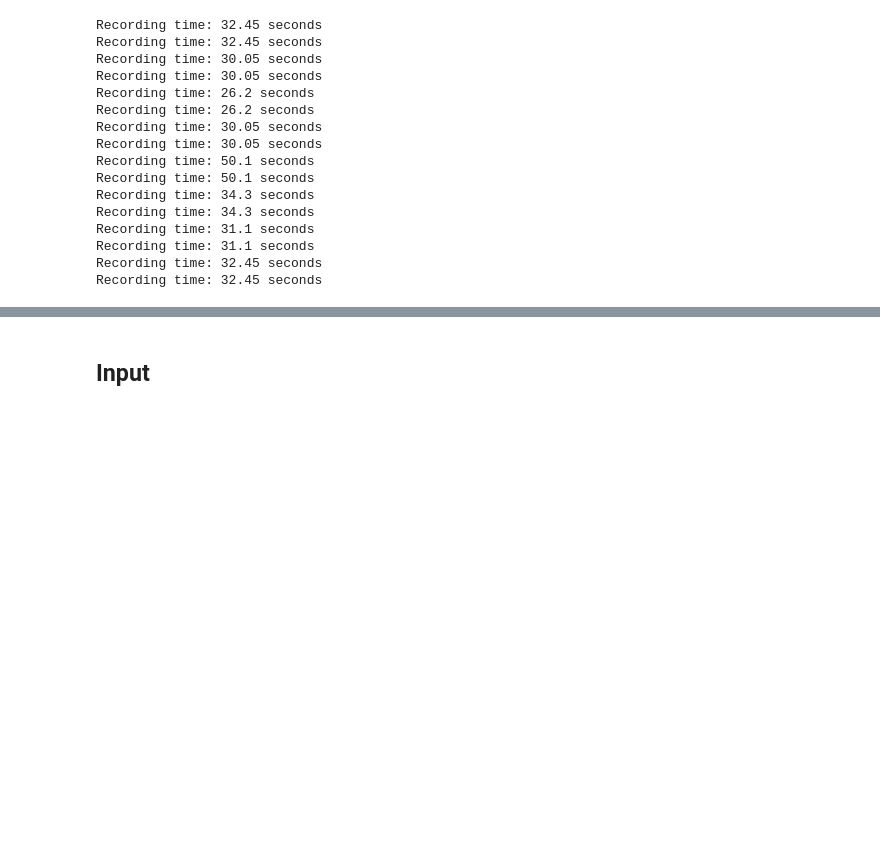
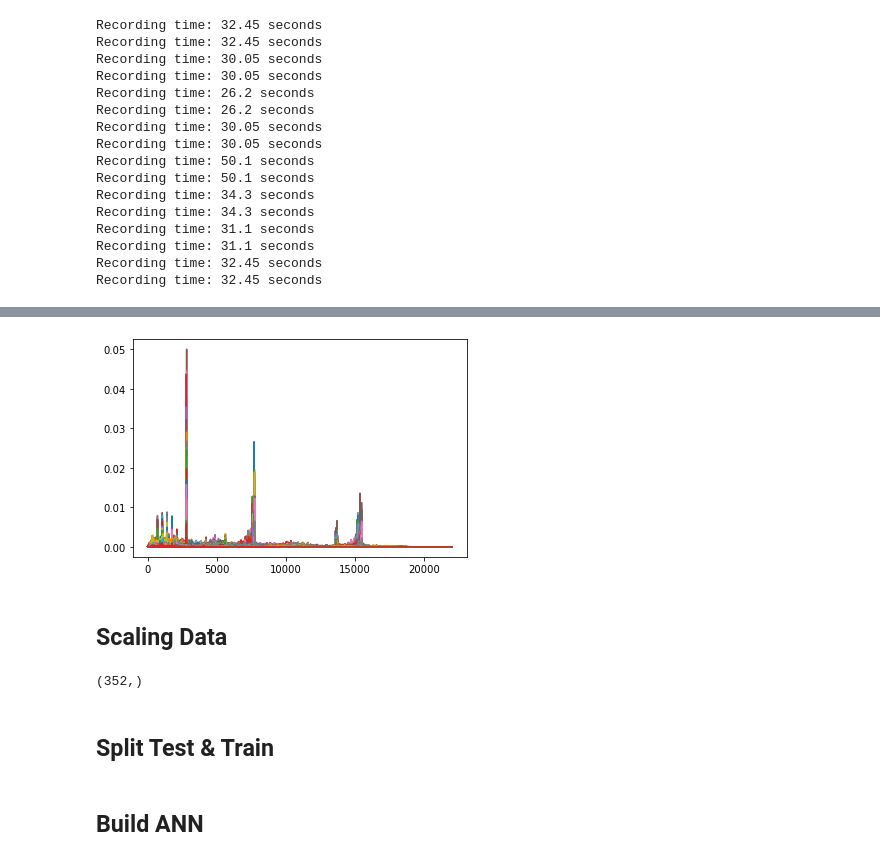
Before and after one commit to erikd234/BikeSentry, a Jupyter notebook: device/audio-recognition/fft_examples/angleGrinderPreprosessing.ipynb, the cells around one changed output, grey strips where cells are left out. Saved outputs shown, nothing was run; the diff lists cells and outputs as text; code cells hidden in the pictures; blank space fills up the shorter version.

```diff
--- a/device/audio-recognition/fft_examples/angleGrinderPreprosessing.ipynb
+++ b/device/audio-recognition/fft_examples/angleGrinderPreprosessing.ipynb
@@ -100,6 +118,18 @@ for index, rec in enumerate(raw_data):
     raw_data[index] = rec[samples_cutoff:]
 
     print(len(raw_data[index]) / samplerate)
+
+
+# repeat for environment
+# cutting data from the front of the recording to make records to be ~even~ seconds
+for index, rec in enumerate(raw_data_environment):
+    s = len(rec) / samplerate
+    floor_s = math.floor(s)
+    time_cutoff = s - floor_s
+    samples_cutoff = int(time_cutoff * samplerate)
+    raw_data_environment[index] = rec[samples_cutoff:]
+
+    print(len(raw_data_environment[index]) / samplerate)
 # %% [output]
 32.0
 32.0
@@ -212,2 +244,21 @@ pd.DataFrame(bin_array).iloc[:,30:40]
-# %% [markdown]
-## Input
+# %%
+def getFreqs(chunk_df: pd.DataFrame, bins: int):
+    freqs_df = pd.DataFrame(np.zeros(bins))
+    for row in range(chunk_df.shape[0]):
+
+        freqs, Ys, bin_array, Y_max, freq_max = rawAudioToFreq(chunk_df.to_numpy()[row, :], bins)
+
+        if row == 0:
+            freqs_df = pd.DataFrame([bin_array[0, :]])
+        else:
+            freqs_df = freqs_df.append(pd.Series(bin_array[1,:]), ignore_index = True)
+
+    return freqs_df
+# %%
+# not sure how vectorizing the function would make the outputs so I'm just going to be lazy and do a for loop here
+N_BINS = 1000
+
+grinder_freqs = getFreqs(chunks_final, N_BINS)
+env_freqs = getFreqs(chunks_final_env, N_BINS)
+# %% [output]
+[figure, added]
@@ -213,0 +269,2 @@ pd.DataFrame(bin_array).iloc[:,30:40]
+# %% [markdown]
+## Scaling Data
@@ -213,0 +277,8 @@ pd.DataFrame(bin_array).iloc[:,30:40]
+# %%
+X = np.concatenate((X_1, X_0), axis = 0)
+
+y = np.concatenate((y_1, y_0))
+# %% [output]
+(352,)
+# %% [markdown]
+## Split Test & Train
@@ -213,0 +288,2 @@ pd.DataFrame(bin_array).iloc[:,30:40]
+# %% [markdown]
+## Build ANN
```
Also changed, not shown: parts of 25 cells of this notebook.
